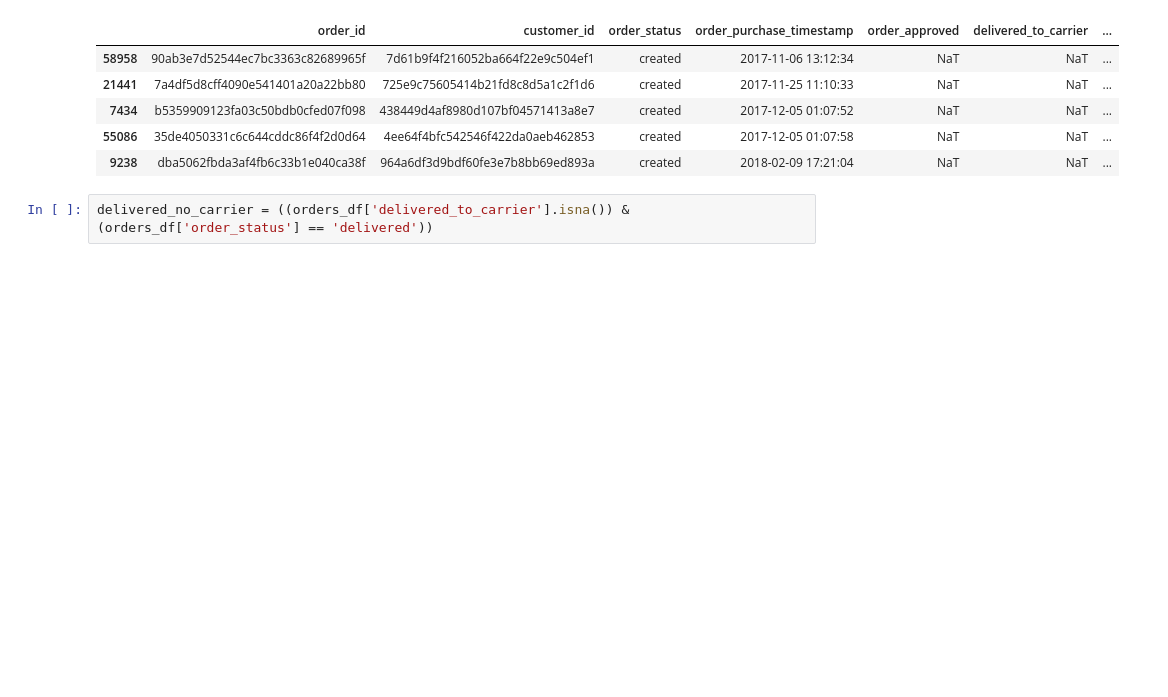
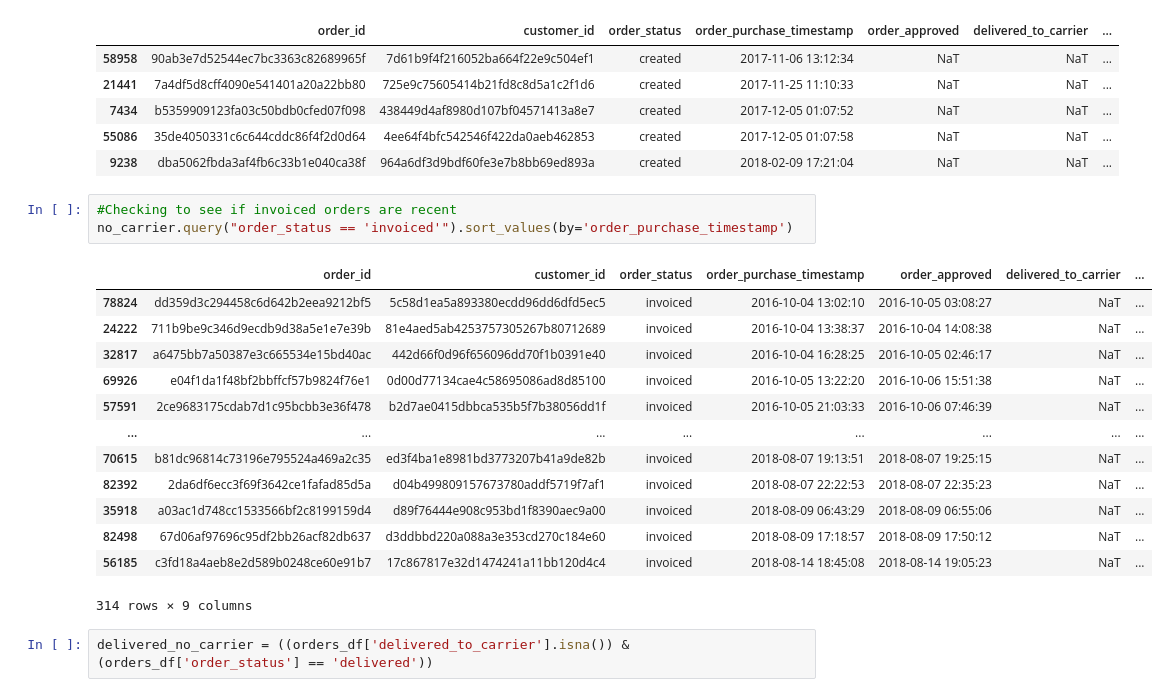
Before and after one commit to RossReisman/Data-Analyst-Portfolio, a Jupyter notebook: Python/brazil/brazil.ipynb, the cells around one changed output. Saved outputs shown, nothing was run; the diff lists cells and outputs as text; blank space fills up the shorter version.

```diff
--- a/Python/brazil/brazil.ipynb
+++ b/Python/brazil/brazil.ipynb
@@ -533,6 +567,23 @@ no_carrier.query("order_status == 'created'").sort_values(by='order_purchase_tim
 | 7434 | b5359909123fa03c50bdb0cfed07f098 | 438449d4af8980d107bf04571413a8e7 | created | 2017-12-05 01:07:52 | NaT | NaT | ... |
 | 55086 | 35de4050331c6c644cddc86f4f2d0d64 | 4ee64f4bfc542546f422da0aeb462853 | created | 2017-12-05 01:07:58 | NaT | NaT | ... |
 | 9238 | dba5062fbda3af4fb6c33b1e040ca38f | 964a6df3d9bdf60fe3e7b8bb69ed893a | created | 2018-02-09 17:21:04 | NaT | NaT | ... |
+# %%
+#Checking to see if invoiced orders are recent
+no_carrier.query("order_status == 'invoiced'").sort_values(by='order_purchase_timestamp')
+# %% [output]
+|  | order_id | customer_id | order_status | order_purchase_timestamp | order_approved | delivered_to_carrier | ... |
+| 78824 | dd359d3c294458c6d642b2eea9212bf5 | 5c58d1ea5a893380ecdd96dd6dfd5ec5 | invoiced | 2016-10-04 13:02:10 | 2016-10-05 03:08:27 | NaT | ... |
+| 24222 | 711b9be9c346d9ecdb9d38a5e1e7e39b | 81e4aed5ab4253757305267b80712689 | invoiced | 2016-10-04 13:38:37 | 2016-10-04 14:08:38 | NaT | ... |
+| 32817 | a6475bb7a50387e3c665534e15bd40ac | 442d66f0d96f656096dd70f1b0391e40 | invoiced | 2016-10-04 16:28:25 | 2016-10-05 02:46:17 | NaT | ... |
+| 69926 | e04f1da1f48bf2bbffcf57b9824f76e1 | 0d00d77134cae4c58695086ad8d85100 | invoiced | 2016-10-05 13:22:20 | 2016-10-06 15:51:38 | NaT | ... |
+| 57591 | 2ce9683175cdab7d1c95bcbb3e36f478 | b2d7ae0415dbbca535b5f7b38056dd1f | invoiced | 2016-10-05 21:03:33 | 2016-10-06 07:46:39 | NaT | ... |
+| ... | ... | ... | ... | ... | ... | ... | ... |
+| 70615 | b81dc96814c73196e795524a469a2c35 | ed3f4ba1e8981bd3773207b41a9de82b | invoiced | 2018-08-07 19:13:51 | 2018-08-07 19:25:15 | NaT | ... |
+| 82392 | 2da6df6ecc3f69f3642ce1fafad85d5a | d04b499809157673780addf5719f7af1 | invoiced | 2018-08-07 22:22:53 | 2018-08-07 22:35:23 | NaT | ... |
+| 35918 | a03ac1d748cc1533566bf2c8199159d4 | d89f76444e908c953bd1f8390aec9a00 | invoiced | 2018-08-09 06:43:29 | 2018-08-09 06:55:06 | NaT | ... |
+| 82498 | 67d06af97696c95df2bb26acf82db637 | d3ddbbd220a088a3e353cd270c184e60 | invoiced | 2018-08-09 17:18:57 | 2018-08-09 17:50:12 | NaT | ... |
+| 56185 | c3fd18a4aeb8e2d589b0248ce60e91b7 | 17c867817e32d1474241a11bb120d4c4 | invoiced | 2018-08-14 18:45:08 | 2018-08-14 19:05:23 | NaT | ... |
+314 rows × 9 columns
 # %%
 delivered_no_carrier = ((orders_df['delivered_to_carrier'].isna()) & (orders_df['order_status'] == 'delivered'))
 # %%
```
Also changed, not shown: parts of 22 cells of this notebook.
